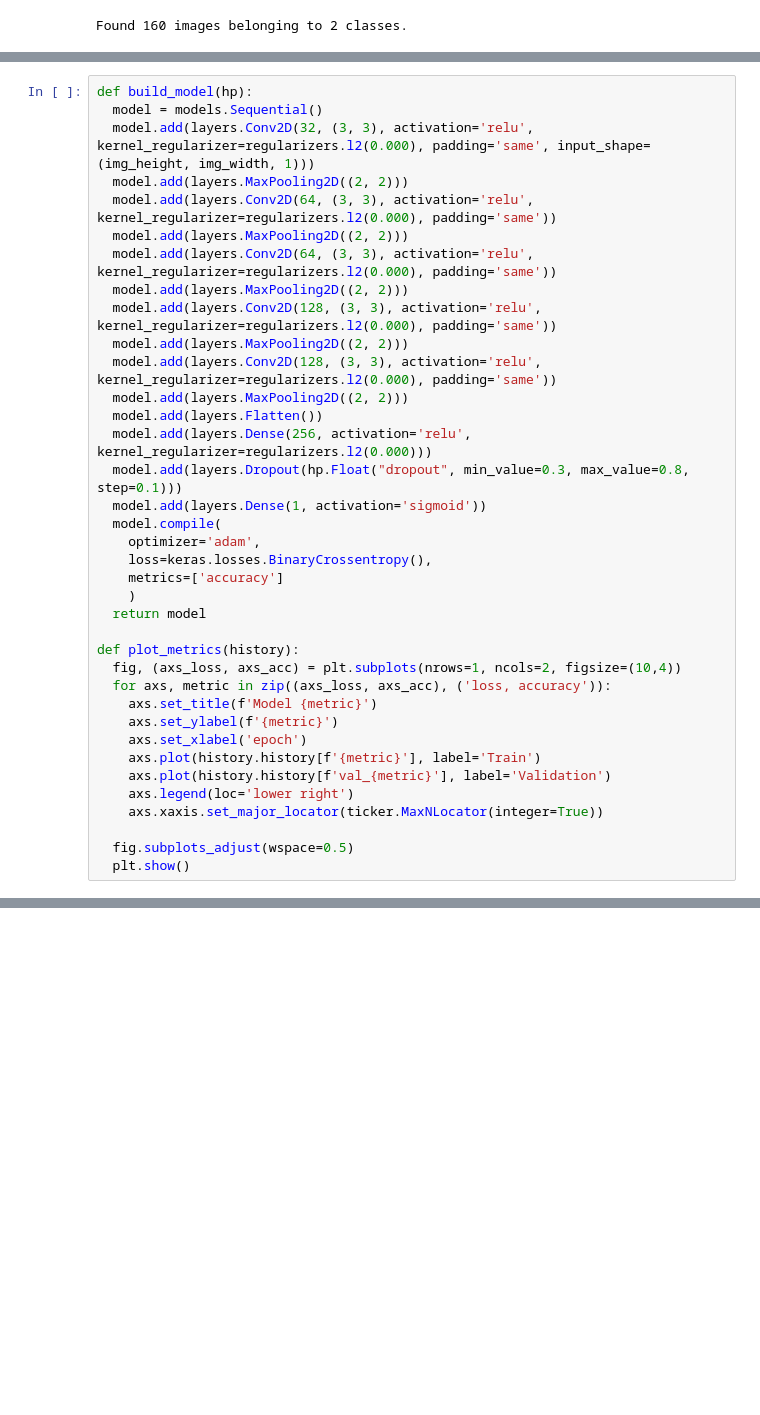
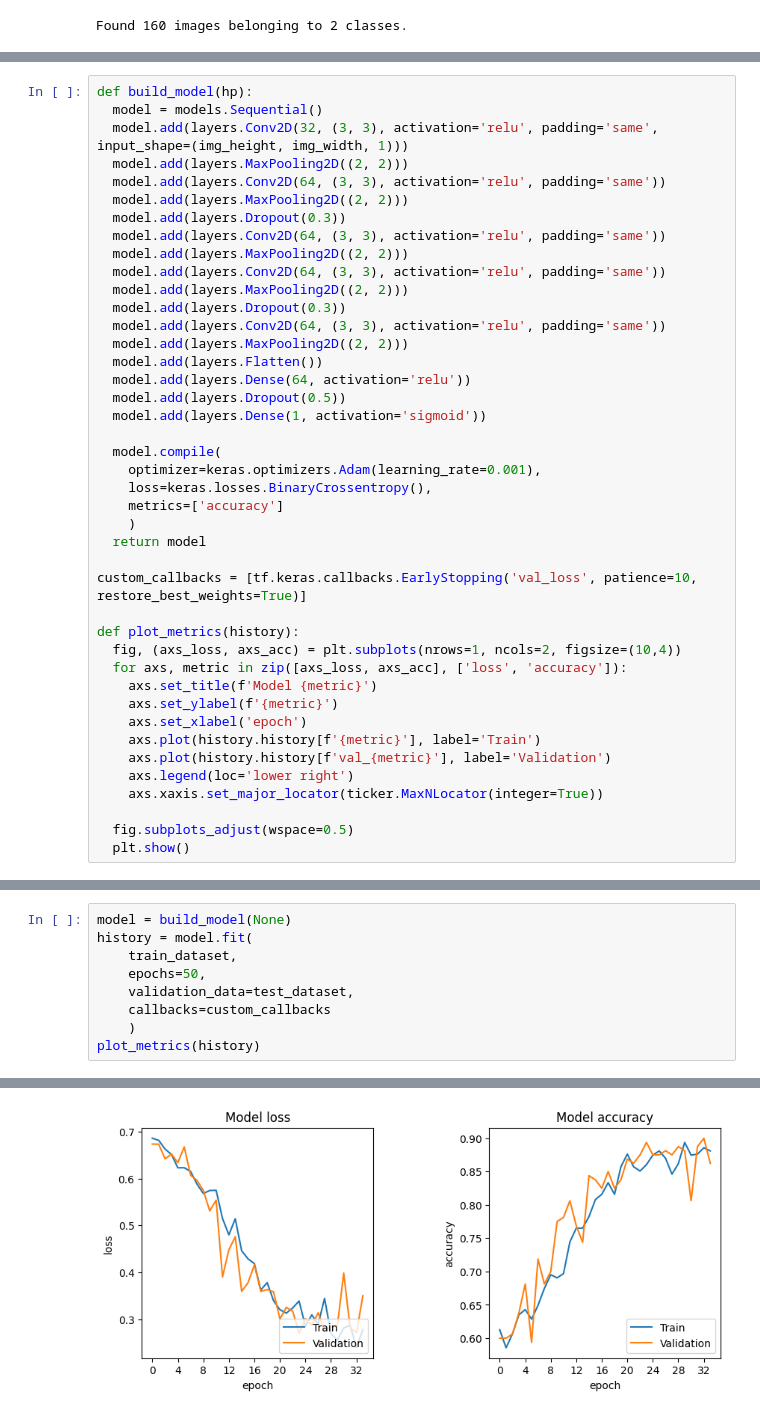
Before and after one commit to iishutov/CV-Project, a Jupyter notebook: ml_project.ipynb, the cells around one changed output, grey strips where cells are left out. Saved outputs shown, nothing was run; the diff lists cells and outputs as text; blank space fills up the shorter version.

Commit message:
conv-drop

```diff
--- a/ml_project.ipynb
+++ b/ml_project.ipynb
@@ -109,30 +112,35 @@ Found 160 images belonging to 2 classes.
 # %%
 def build_model(hp):
   model = models.Sequential()
-  model.add(layers.Conv2D(32, (3, 3), activation='relu', kernel_regularizer=regularizers.l2(0.000), padding='same', input_shape=(img_height, img_width, 1)))
+  model.add(layers.Conv2D(32, (3, 3), activation='relu', padding='same', input_shape=(img_height, img_width, 1)))
   model.add(layers.MaxPooling2D((2, 2)))
-  model.add(layers.Conv2D(64, (3, 3), activation='relu', kernel_regularizer=regularizers.l2(0.000), padding='same'))
+  model.add(layers.Conv2D(64, (3, 3), activation='relu', padding='same'))
   model.add(layers.MaxPooling2D((2, 2)))
-  model.add(layers.Conv2D(64, (3, 3), activation='relu', kernel_regularizer=regularizers.l2(0.000), padding='same'))
+  model.add(layers.Dropout(0.3))
+  model.add(layers.Conv2D(64, (3, 3), activation='relu', padding='same'))
   model.add(layers.MaxPooling2D((2, 2)))
-  model.add(layers.Conv2D(128, (3, 3), activation='relu', kernel_regularizer=regularizers.l2(0.000), padding='same'))
+  model.add(layers.Conv2D(64, (3, 3), activation='relu', padding='same'))
   model.add(layers.MaxPooling2D((2, 2)))
-  model.add(layers.Conv2D(128, (3, 3), activation='relu', kernel_regularizer=regularizers.l2(0.000), padding='same'))
+  model.add(layers.Dropout(0.3))
+  model.add(layers.Conv2D(64, (3, 3), activation='relu', padding='same'))
   model.add(layers.MaxPooling2D((2, 2)))
   model.add(layers.Flatten())
-  model.add(layers.Dense(256, activation='relu', kernel_regularizer=regularizers.l2(0.000)))
-  model.add(layers.Dropout(hp.Float("dropout", min_value=0.3, max_value=0.8, step=0.1)))
+  model.add(layers.Dense(64, activation='relu'))
+  model.add(layers.Dropout(0.5))
   model.add(layers.Dense(1, activation='sigmoid'))
+
   model.compile(
-    optimizer='adam',
+    optimizer=keras.optimizers.Adam(learning_rate=0.001),
     loss=keras.losses.BinaryCrossentropy(),
     metrics=['accuracy']
     )
   return model
 
+custom_callbacks = [tf.keras.callbacks.EarlyStopping('val_loss', patience=10, restore_best_weights=True)]
+
 def plot_metrics(history):
   fig, (axs_loss, axs_acc) = plt.subplots(nrows=1, ncols=2, figsize=(10,4))
-  for axs, metric in zip((axs_loss, axs_acc), ('loss, accuracy')):
+  for axs, metric in zip([axs_loss, axs_acc], ['loss', 'accuracy']):
     axs.set_title(f'Model {metric}')
     axs.set_ylabel(f'{metric}')
     axs.set_xlabel('epoch')
@@ -206,0 +180,10 @@ Score: 0.8656249940395355
+# %%
+model = build_model(None)
+history = model.fit(
+    train_dataset,
+    epochs=50,
+    validation_data=test_dataset,
+    callbacks=custom_callbacks
+    )
+plot_metrics(history)
+# %% [output]
@@ -207,3 +207,4 @@ Score: 0.8656249940395355
+[figure, added]
 # %%
 model.summary()
 # %% [output]
```
Also changed, not shown: parts of 24 cells of this notebook.
